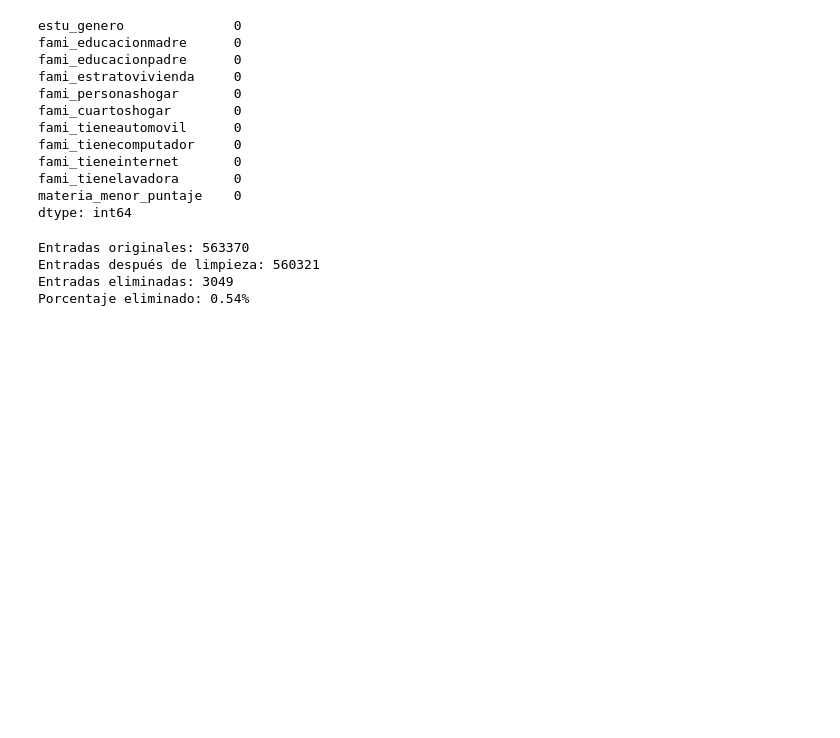
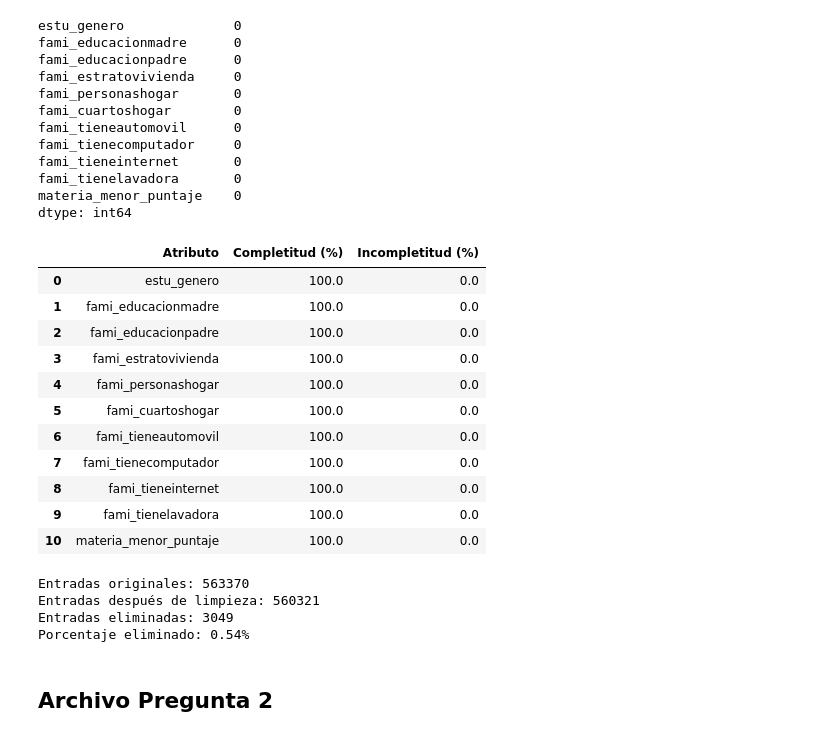
Before and after one commit to WilliamBayona/actd-proyecto2, a Jupyter notebook: limpieza.ipynb, the cells around one changed output. Drawn from its saved outputs; the diff is of its cells as text; code cells hidden in the pictures; blank space fills up the shorter version.

```diff
--- a/limpieza.ipynb
+++ b/limpieza.ipynb
@@ -481,6 +483,26 @@ fami_tieneinternet       0
 fami_tienelavadora       0
 materia_menor_puntaje    0
 dtype: int64
+# %%
+porctIncompletitudAtributo =  (100 * df1.isnull().sum() / df1.shape[0]).sort_values(ascending=False)
+pd.DataFrame({
+    "Atributo": porctIncompletitudAtributo.index,
+    "Completitud (%)": 100 - porctIncompletitudAtributo.values,
+    "Incompletitud (%)": porctIncompletitudAtributo.values
+})
+# %% [output]
+|  | Atributo | Completitud (%) | Incompletitud (%) |
+| 0 | estu_genero | 100.0 | 0.0 |
+| 1 | fami_educacionmadre | 100.0 | 0.0 |
+| 2 | fami_educacionpadre | 100.0 | 0.0 |
+| 3 | fami_estratovivienda | 100.0 | 0.0 |
+| 4 | fami_personashogar | 100.0 | 0.0 |
+| 5 | fami_cuartoshogar | 100.0 | 0.0 |
+| 6 | fami_tieneautomovil | 100.0 | 0.0 |
+| 7 | fami_tienecomputador | 100.0 | 0.0 |
+| 8 | fami_tieneinternet | 100.0 | 0.0 |
+| 9 | fami_tienelavadora | 100.0 | 0.0 |
+| 10 | materia_menor_puntaje | 100.0 | 0.0 |
 # %%
 filas_originales = df.shape[0]
 filas_limpias = df1.shape[0]
@@ -498,3 +520,5 @@ Entradas eliminadas: 3049
 Porcentaje eliminado: 0.54%
 # %%
 df1.to_csv("data2016_P1_limpio.csv", index=False)
+# %% [markdown]
+## Archivo Pregunta 2
```
Also changed, not shown: parts of 33 cells of this notebook, 1 other file.
